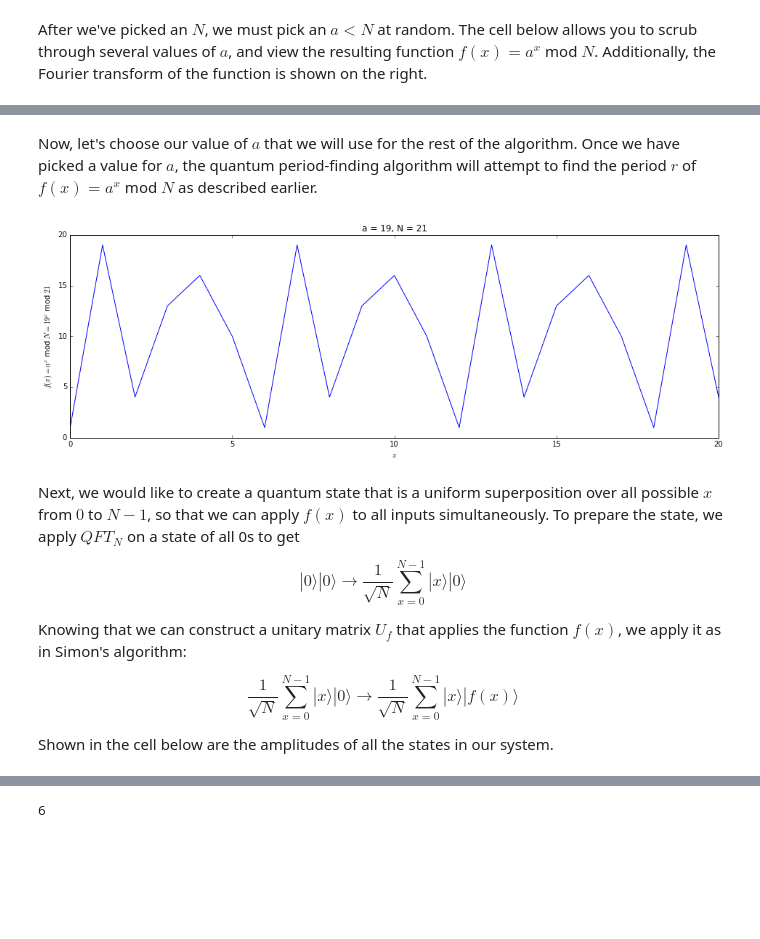
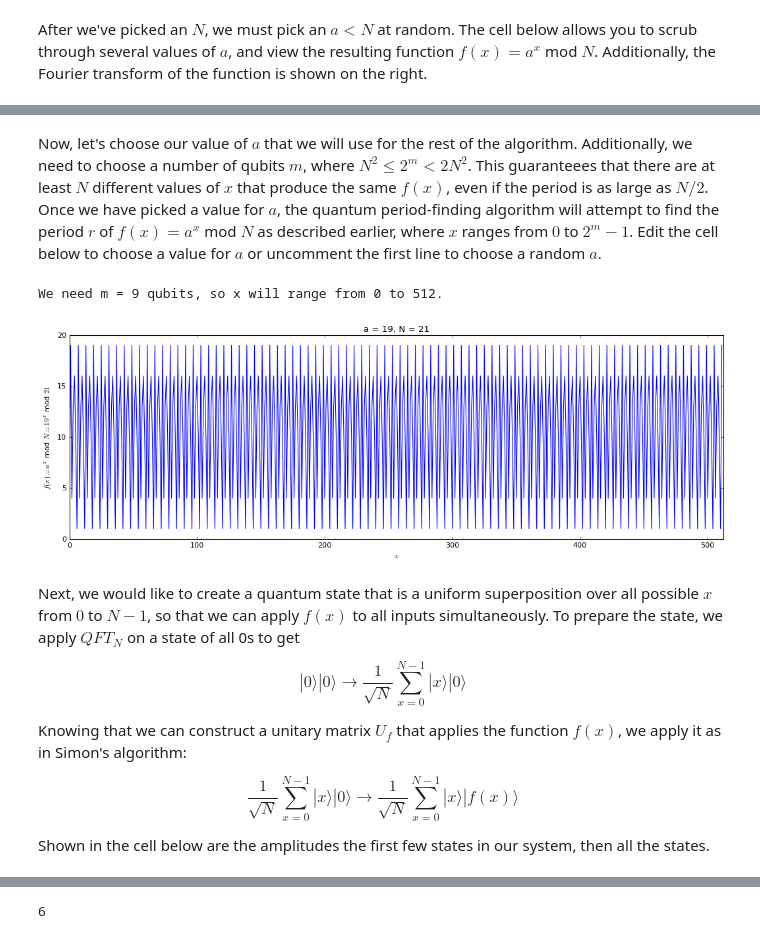
Before and after one commit to sbarratt/quantum-project, a Jupyter notebook: Shors.ipynb, the cells around one changed output, grey strips where cells are left out. Cells and saved outputs as stored; diff of their text form; code cells hidden in the pictures; blank space fills up the shorter version.

```diff
--- a/Shors.ipynb
+++ b/Shors.ipynb
@@ -72,17 +72,22 @@ interactive(axmodN, a=(1,N), xmax=(1, 1000))
 # %% [output]
 [figure]
 # %% [markdown]
-Now, let's choose our value of $a$ that we will use for the rest of the algorithm. Once we have picked a value for $a$, the quantum period-finding algorithm will attempt to find the period $r$ of $f(x) = a^x$ mod $N$ as described earlier.
+Now, let's choose our value of $a$ that we will use for the rest of the algorithm. Additionally, we need to choose a number of qubits $m$, where $N^2 \leq 2^m < 2N^2$. This guaranteees that there are at least $N$ different values of $x$ that produce the same $f(x)$, even if the period is as large as $N/2$. Once we have picked a value for $a$, the quantum period-finding algorithm will attempt to find the period $r$ of $f(x) = a^x$ mod $N$ as described earlier, where $x$ ranges from $0$ to $2^m-1$. Edit the cell below to choose a value for $a$ or uncomment the first line to choose a random $a$.
 # %%
 # a = np.random.randint(1,N)
 a = 19
+m = int(np.ceil(np.log2(N**2)))
+M = 2**m
+print('We need m = {} qubits, so x will range from 0 to {}.'.format(m, M))
 fig, ax = plt.subplots(figsize=(16,5))
-ax.plot(range(N), [pow(a, x, N) for x in range(N)])
+ax.plot(range(M), [pow(a, x, N) for x in range(M)])
+ax.set_xlim(0, M)
 ax.set_xlabel('$x$')
 ax.set_ylabel('$f(x) = a^x$ mod $N = {}^x$ mod ${}$'.format(a, N))
 _ = ax.set_title('a = {}, N = {}'.format(a, N))
 # %% [output]
+We need m = 9 qubits, so x will range from 0 to 512.
-[figure, old version]
+[figure, new version]
 # %% [markdown]
 Next, we would like to create a quantum state that is a uniform superposition over all possible $x$ from $0$ to $N-1$, so that we can apply $f(x)$ to all inputs simultaneously. To prepare the state, we apply $QFT_N$ on a state of all 0s to get
 
@@ -98,5 +103,5 @@ Knowing that we can construct a unitary matrix $U_f$ that applies the function $
 \frac{1}{\sqrt{N}} \sum\limits_{x=0}^{N-1} |x\rangle|f(x)\rangle
 \end{equation}
 
-Shown in the cell below are the amplitudes of all the states in our system.
+Shown in the cell below are the amplitudes the first few states in our system, then all the states.
 # %%
```
Also changed, not shown: parts of 8 cells of this notebook.
